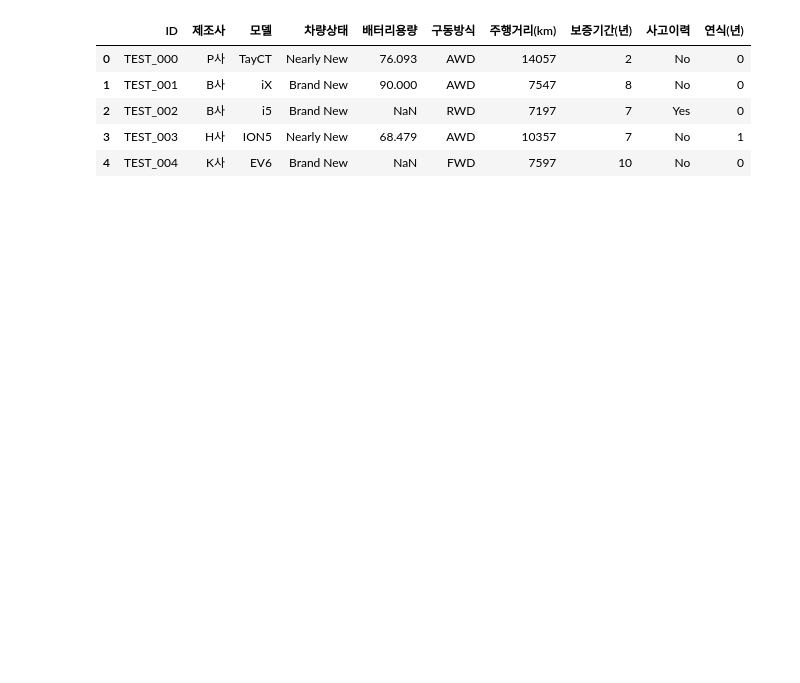
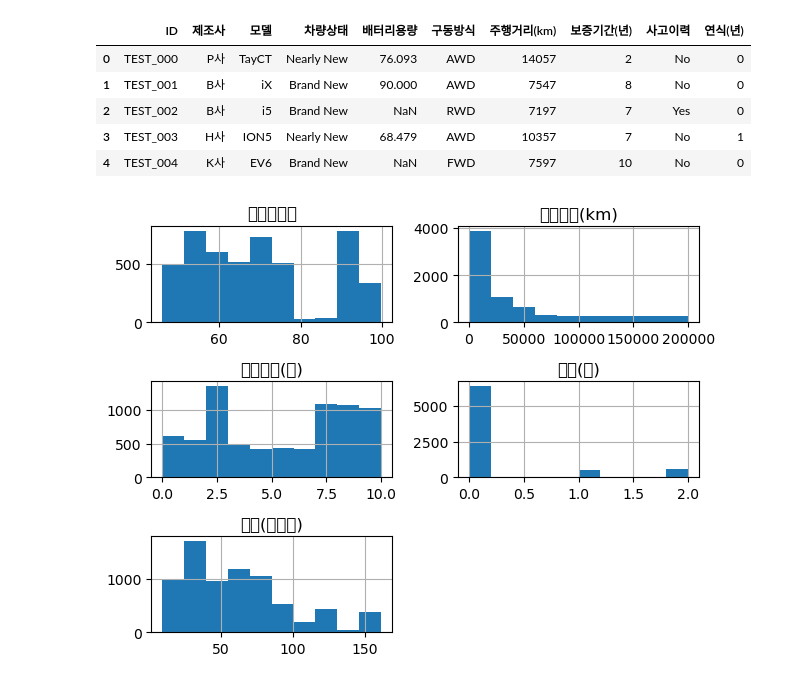
Before and after one commit to Jeon-doun/Electronic_Car_Price_Prediction, a Jupyter notebook: 전기차_가격_예측.ipynb, the cells around one changed output. Cells and saved outputs as stored; diff of their text form; code cells hidden in the pictures; blank space fills up the shorter version.

Commit message:
plot hist

```diff
--- a/전기차_가격_예측.ipynb
+++ b/전기차_가격_예측.ipynb
@@ -24,3 +24,8 @@ test_df.head()
 | 2 | TEST_002 | B사 | i5 | Brand New | NaN | RWD | 7197 | 7 | Yes | 0 |
 | 3 | TEST_003 | H사 | ION5 | Nearly New | 68.479 | AWD | 10357 | 7 | No | 1 |
 | 4 | TEST_004 | K사 | EV6 | Brand New | NaN | FWD | 7597 | 10 | No | 0 |
+# %%
+train_df.hist()
+plt.tight_layout();
+# %% [output]
+[figure, added]
```
